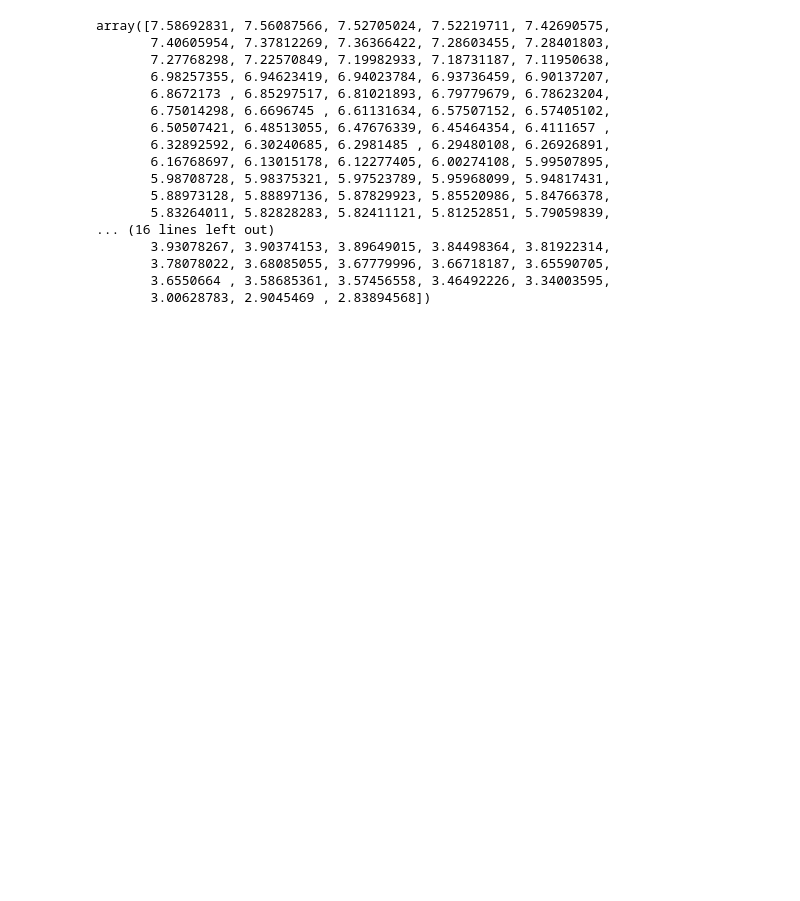
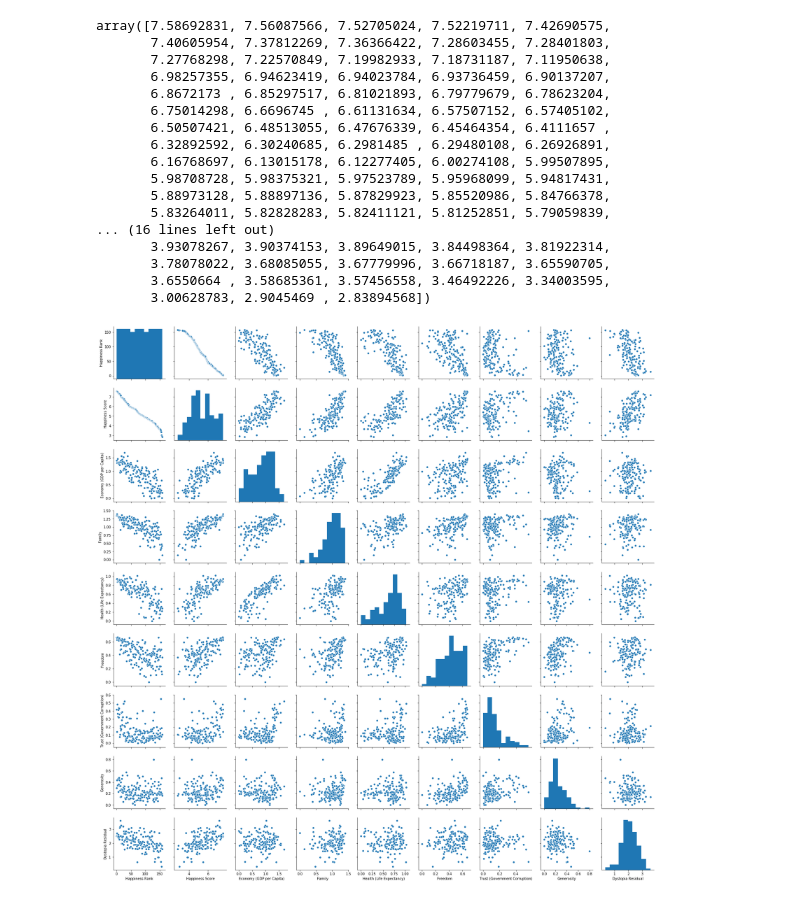
Before and after one commit to syedarmaan/Practice-Projects, a Jupyter notebook: World Happiness Score.ipynb, the cells around one changed output. Drawn from its saved outputs; the diff is of its cells as text; code cells hidden in the pictures; blank space fills up the shorter version.

```diff
--- a/World Happiness Score.ipynb
+++ b/World Happiness Score.ipynb
@@ -179,3 +179,8 @@ array([7.58692831, 7.56087566, 7.52705024, 7.52219711, 7.42690575,
        3.78078022, 3.68085055, 3.67779996, 3.66718187, 3.65590705,
        3.6550664 , 3.58685361, 3.57456558, 3.46492226, 3.34003595,
        3.00628783, 2.9045469 , 2.83894568])
+# %%
+sns.pairplot(df1, kind="scatter")
+plt.show()
+# %% [output]
+[figure, added]
```
